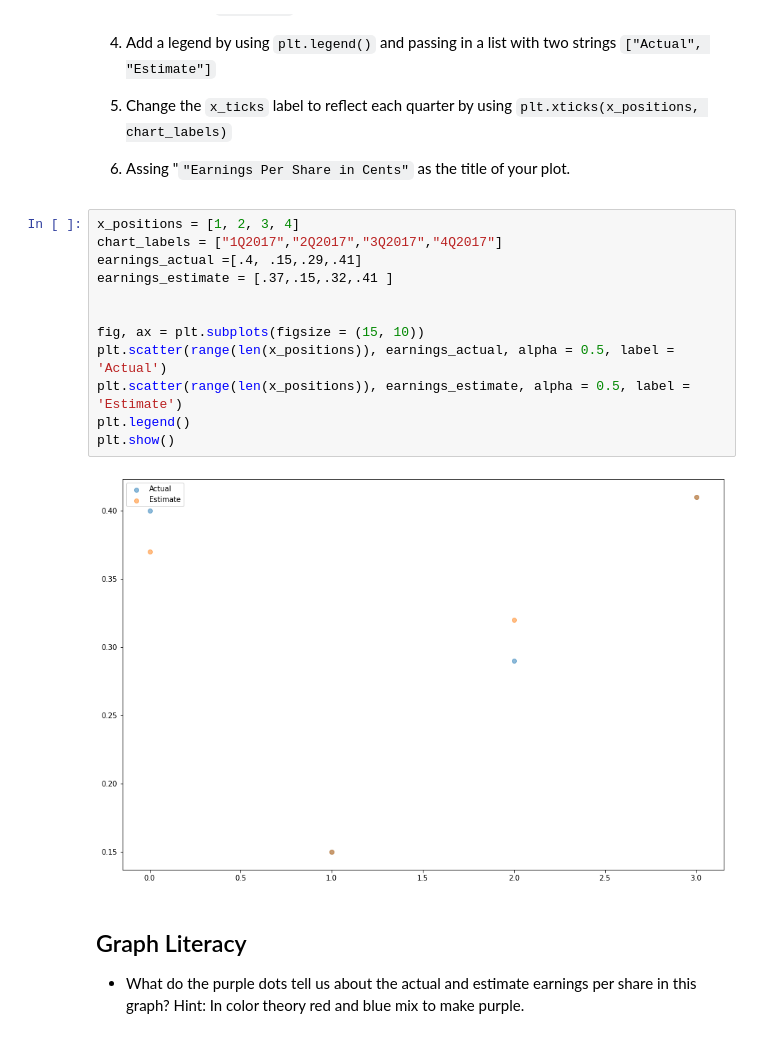
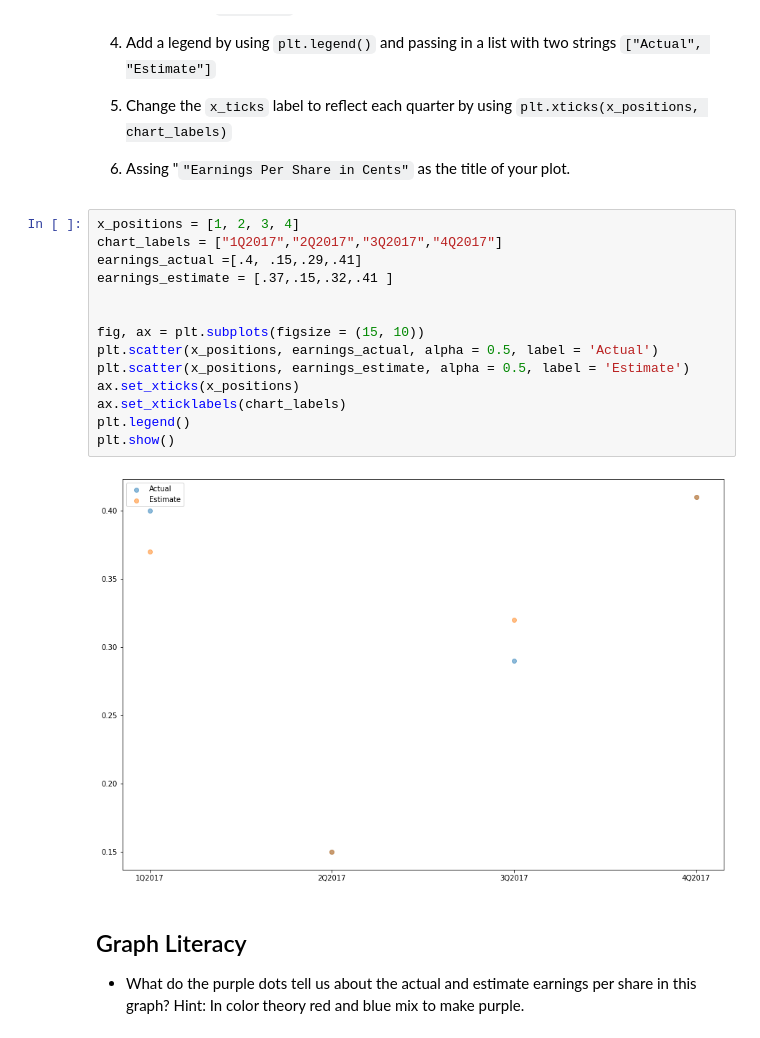
Before and after one commit to joeelorm/Projects, a Jupyter notebook: Data Visualization/netflix_visualizations.ipynb, the cells around one changed output. Cells and saved outputs as stored; diff of their text form.

```diff
--- a/Data Visualization/netflix_visualizations.ipynb
+++ b/Data Visualization/netflix_visualizations.ipynb
@@ -245,17 +245,19 @@ Next, we will chart the performance of the earnings per share (EPS) by graphing
 # %%
 x_positions = [1, 2, 3, 4]
 chart_labels = ["1Q2017","2Q2017","3Q2017","4Q2017"]
 earnings_actual =[.4, .15,.29,.41]
 earnings_estimate = [.37,.15,.32,.41 ]
 
 
 fig, ax = plt.subplots(figsize = (15, 10))
-plt.scatter(range(len(x_positions)), earnings_actual, alpha = 0.5, label = 'Actual')
-plt.scatter(range(len(x_positions)), earnings_estimate, alpha = 0.5, label = 'Estimate')
+plt.scatter(x_positions, earnings_actual, alpha = 0.5, label = 'Actual')
+plt.scatter(x_positions, earnings_estimate, alpha = 0.5, label = 'Estimate')
+ax.set_xticks(x_positions)
+ax.set_xticklabels(chart_labels)
 plt.legend()
 plt.show()
 # %% [output]
-[figure, old version]
+[figure, new version]
 # %% [markdown]
 ## Graph Literacy
 
```
Also changed, not shown: parts of 3 cells of this notebook.
